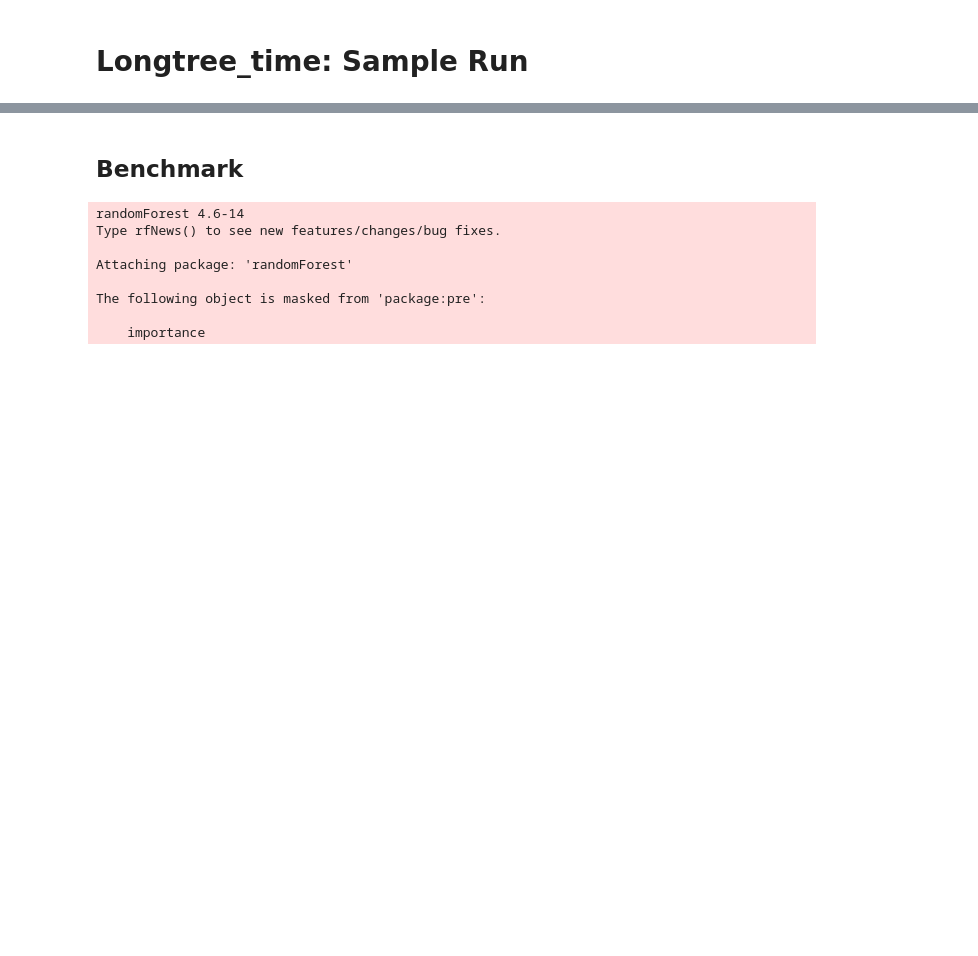
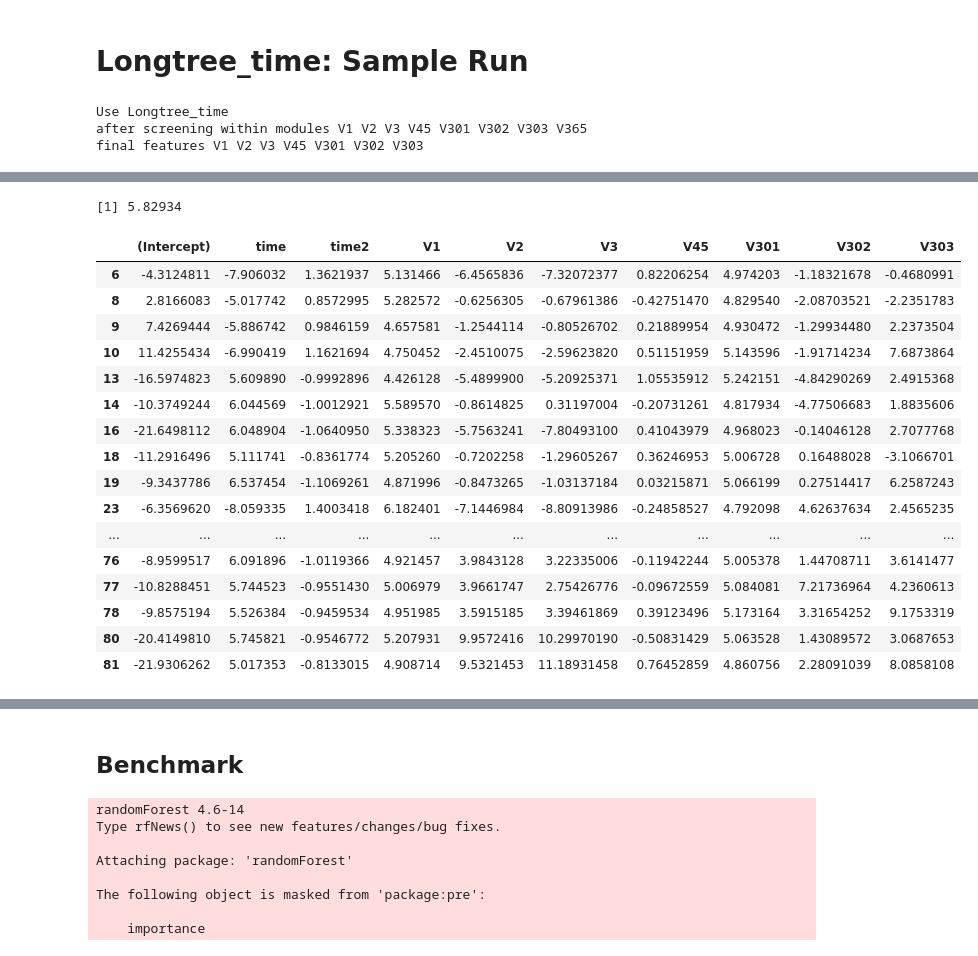
Before and after one commit to Yuancheng-Xu/UCLA-CSST-SAVE, a Jupyter notebook: Longtree/Package.ipynb, the cells around one changed output, grey strips where cells are left out. Cells and saved outputs as stored; diff of their text form; code cells hidden in the pictures; blank space fills up the shorter version.

```diff
--- a/Longtree/Package.ipynb
+++ b/Longtree/Package.ipynb
@@ -498,3 +518,17 @@ fixed_regress = c("time","time2")
 fixed_split = c("treatment")
 cluster = "patient"
 var_select = paste("V",1:400,sep="")
+# %%
+# Fuzzy=TRUE
+# alpha = 0.2, maxdepth_factor_select = 0.8
+system.time({
+    mytree = Longtree(data,fixed_regress=fixed_regress,fixed_split=fixed_split,
+                  var_select=var_select,cluster=cluster,Fuzzy=TRUE,
+                     maxdepth_factor_select = 0.8)
+})
+mean((predict(mytree,newdata=data_test,re.form=NA)-data_test$y)**2)
+coef(mytree)
+# %% [output]
+Use Longtree_time
+after screening within modules V1 V2 V3 V45 V301 V302 V303 V365
+final features V1 V2 V3 V45 V301 V302 V303
@@ -501,3 +537,21 @@ var_select = paste("V",1:400,sep="")
+[1] 5.82934
+|  | (Intercept) | time | time2 | V1 | V2 | V3 | V45 | V301 | V302 | V303 |
+| 6 | -4.3124811 | -7.906032 | 1.3621937 | 5.131466 | -6.4565836 | -7.32072377 | 0.82206254 | 4.974203 | -1.18321678 | -0.4680991 |
+| 8 | 2.8166083 | -5.017742 | 0.8572995 | 5.282572 | -0.6256305 | -0.67961386 | -0.42751470 | 4.829540 | -2.08703521 | -2.2351783 |
+| 9 | 7.4269444 | -5.886742 | 0.9846159 | 4.657581 | -1.2544114 | -0.80526702 | 0.21889954 | 4.930472 | -1.29934480 | 2.2373504 |
+| 10 | 11.4255434 | -6.990419 | 1.1621694 | 4.750452 | -2.4510075 | -2.59623820 | 0.51151959 | 5.143596 | -1.91714234 | 7.6873864 |
+| 13 | -16.5974823 | 5.609890 | -0.9992896 | 4.426128 | -5.4899900 | -5.20925371 | 1.05535912 | 5.242151 | -4.84290269 | 2.4915368 |
+| 14 | -10.3749244 | 6.044569 | -1.0012921 | 5.589570 | -0.8614825 | 0.31197004 | -0.20731261 | 4.817934 | -4.77506683 | 1.8835606 |
+| 16 | -21.6498112 | 6.048904 | -1.0640950 | 5.338323 | -5.7563241 | -7.80493100 | 0.41043979 | 4.968023 | -0.14046128 | 2.7077768 |
+| 18 | -11.2916496 | 5.111741 | -0.8361774 | 5.205260 | -0.7202258 | -1.29605267 | 0.36246953 | 5.006728 | 0.16488028 | -3.1066701 |
+| 19 | -9.3437786 | 6.537454 | -1.1069261 | 4.871996 | -0.8473265 | -1.03137184 | 0.03215871 | 5.066199 | 0.27514417 | 6.2587243 |
+| 23 | -6.3569620 | -8.059335 | 1.4003418 | 6.182401 | -7.1446984 | -8.80913986 | -0.24858527 | 4.792098 | 4.62637634 | 2.4565235 |
+| ... | ... | ... | ... | ... | ... | ... | ... | ... | ... | ... |
+| 76 | -8.9599517 | 6.091896 | -1.0119366 | 4.921457 | 3.9843128 | 3.22335006 | -0.11942244 | 5.005378 | 1.44708711 | 3.6141477 |
+| 77 | -10.8288451 | 5.744523 | -0.9551430 | 5.006979 | 3.9661747 | 2.75426776 | -0.09672559 | 5.084081 | 7.21736964 | 4.2360613 |
+| 78 | -9.8575194 | 5.526384 | -0.9459534 | 4.951985 | 3.5915185 | 3.39461869 | 0.39123496 | 5.173164 | 3.31654252 | 9.1753319 |
+| 80 | -20.4149810 | 5.745821 | -0.9546772 | 5.207931 | 9.9572416 | 10.29970190 | -0.50831429 | 5.063528 | 1.43089572 | 3.0687653 |
+| 81 | -21.9306262 | 5.017353 | -0.8133015 | 4.908714 | 9.5321453 | 11.18931458 | 0.76452859 | 4.860756 | 2.28091039 | 8.0858108 |
 # %%
 # Fuzzy=TRUE
 # alpha = 0.2, maxdepth_factor_select = 0.5 (all default)
```
Also changed, not shown: parts of 11 cells of this notebook.
